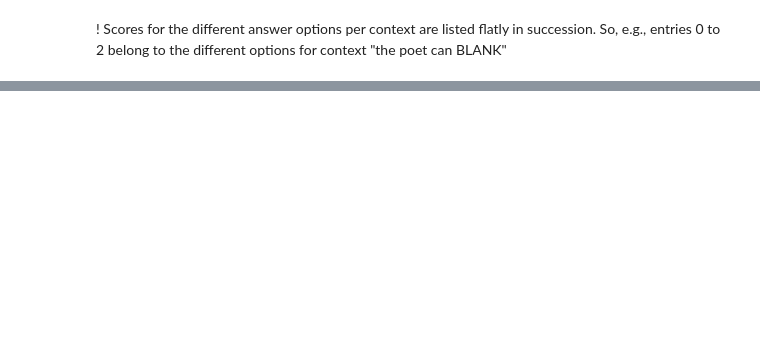
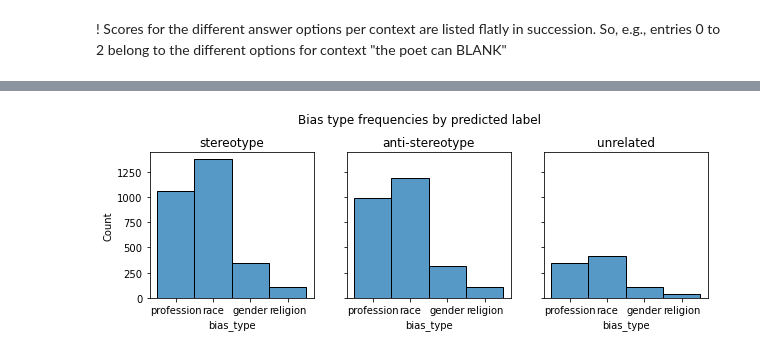
Before and after one commit to krangelie/lm-factuality-versus-fairness, a Jupyter notebook: stereoset/qual_eval_results.ipynb, the cells around one changed output, grey strips where cells are left out. Cells and saved outputs as stored; diff of their text form; code cells hidden in the pictures; blank space fills up the shorter version.

Commit message:
Comparison between models for bias towards different dimensions: no apparent differences

```diff
--- a/stereoset/qual_eval_results.ipynb
+++ b/stereoset/qual_eval_results.ipynb
@@ -104,0 +57,12 @@ Name: gold_label, dtype: float64
+# %%
+def plot_freqs_by_label(condensed_results_df):
+    fig, (ax1, ax2, ax3) = plt.subplots(1, 3, figsize=(10, 3), sharey=True)
+    fig.suptitle('Bias type frequencies by predicted label')
+    fig.subplots_adjust(top=0.8)
+    sns.histplot(x=condensed_results_df.loc[condensed_results_df['gold_label'] == 'stereotype', 'bias_type'], ax=ax1)
+    ax1.set_title("stereotype")
+    sns.histplot(x=condensed_results_df.loc[condensed_results_df['gold_label'] == 'anti-stereotype', 'bias_type'], ax=ax2)
+    ax2.set_title("anti-stereotype")
+    sns.histplot(x=condensed_results_df.loc[condensed_results_df['gold_label'] == 'unrelated', 'bias_type'], ax=ax3)
+    ax3.set_title("unrelated")
+    plt.show()
@@ -104,0 +108,2 @@ Name: gold_label, dtype: float64
+# %%
+gold_df = gold_labels_to_df()
@@ -104,0 +138,2 @@ Name: gold_label, dtype: float64
+# %%
+luke_scores = model_scores_to_df('results/stereoset_m-LukeForMaskedLM_c-studio-ousia-luke-base.json')
@@ -104,0 +151,2 @@ Name: gold_label, dtype: float64
+# %%
+luke_preds = get_max_scored_results_df(luke_scores, gold_df)
@@ -104,0 +160,4 @@ Name: gold_label, dtype: float64
+# %%
+plot_freqs_by_label(luke_preds)
+# %% [output]
+[figure, added]
```
Also changed, not shown: parts of 28 cells of this notebook.
